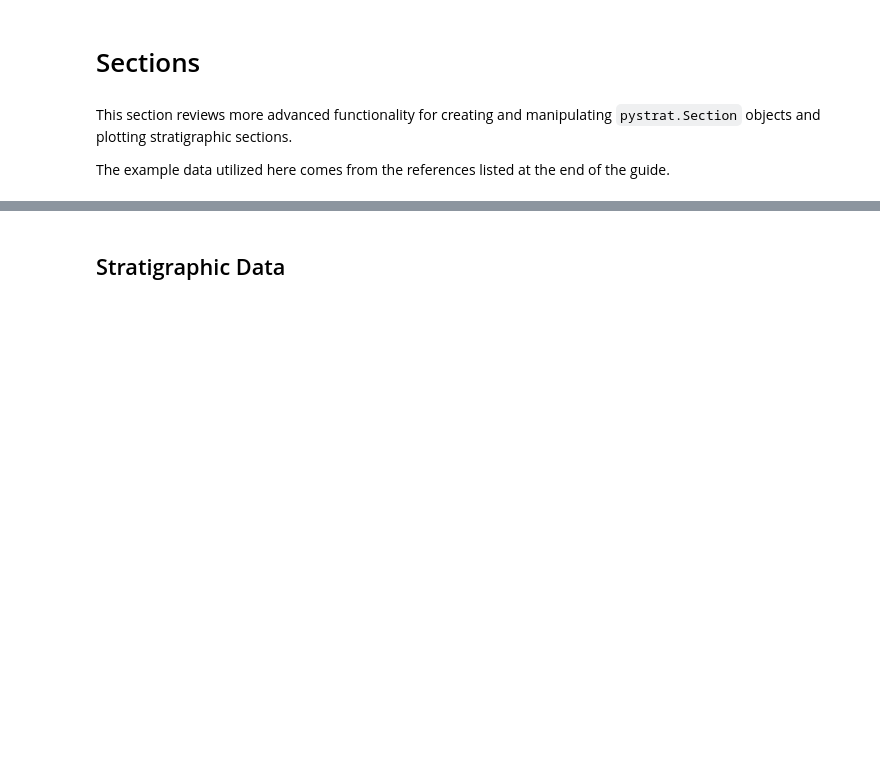
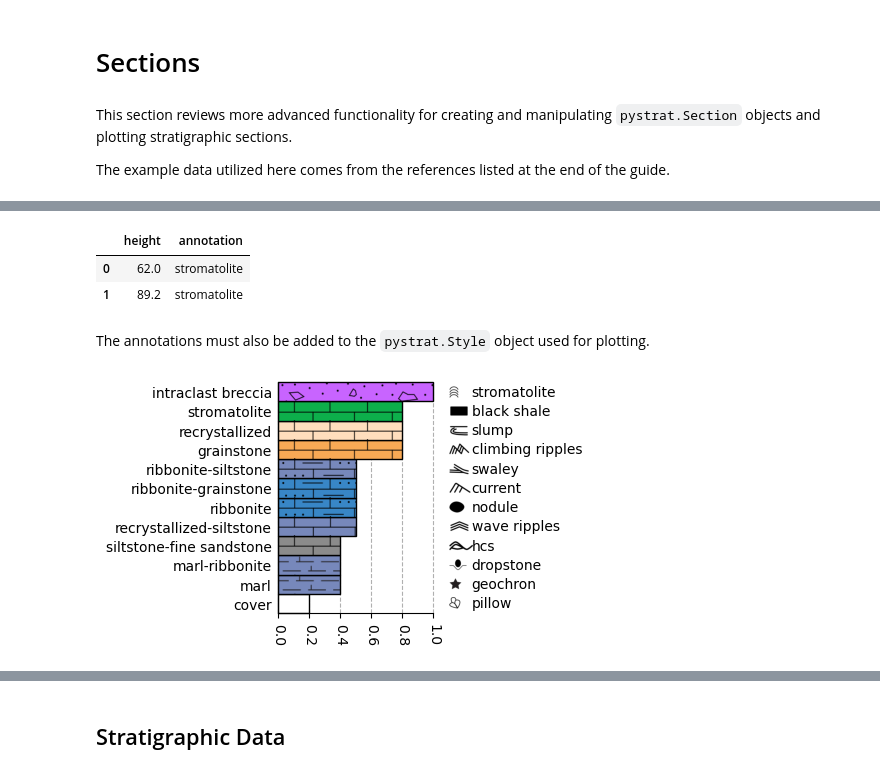
Before and after one commit to yuempark/pystrat, a Jupyter notebook: docs/sections.ipynb, the cells around one changed output, grey strips where cells are left out. Saved outputs shown, nothing was run; the diff lists cells and outputs as text; code cells hidden in the pictures; blank space fills up the shorter version.

```diff
--- a/docs/sections.ipynb
+++ b/docs/sections.ipynb
@@ -20,0 +56,7 @@ section_01 = pystrat.Section(litho_df['THICKNESS'],           # unit thicknesses
+# %%
+ann = pd.read_csv('example-data/annotations.csv')
+ann
+# %% [output]
+|  | height | annotation |
+| 0 | 62.0 | stromatolite |
+| 1 | 89.2 | stromatolite |
@@ -20,0 +68,15 @@ section_01 = pystrat.Section(litho_df['THICKNESS'],           # unit thicknesses
+# %% [markdown]
+The annotations must also be added to the `pystrat.Style` object used for plotting.
+# %%
+ann_paths_df = pd.read_csv('example-data/annotation_paths.csv')
+ann_paths_dict = dict(zip(ann_paths_df['name'], ann_paths_df['path']))
+style_2 = pystrat.Style(style_df['facies'],                  # labels (must include all unique facies)
+                        style_df[['R','G','B']]/255,         # colors
+                        style_df['width'],                   # widths
+                        swatch_values=style_df['swatch'],    # swatches
+                        annotations=ann_paths_dict)          # annotations
+
+fig, ax = plt.subplots(1, 1, figsize=(2, 3))
+style_2.plot_legend(ax=ax)
+# %% [output]
+[figure, added]
```
Also changed, not shown: parts of 60 cells of this notebook, 20 other files.
